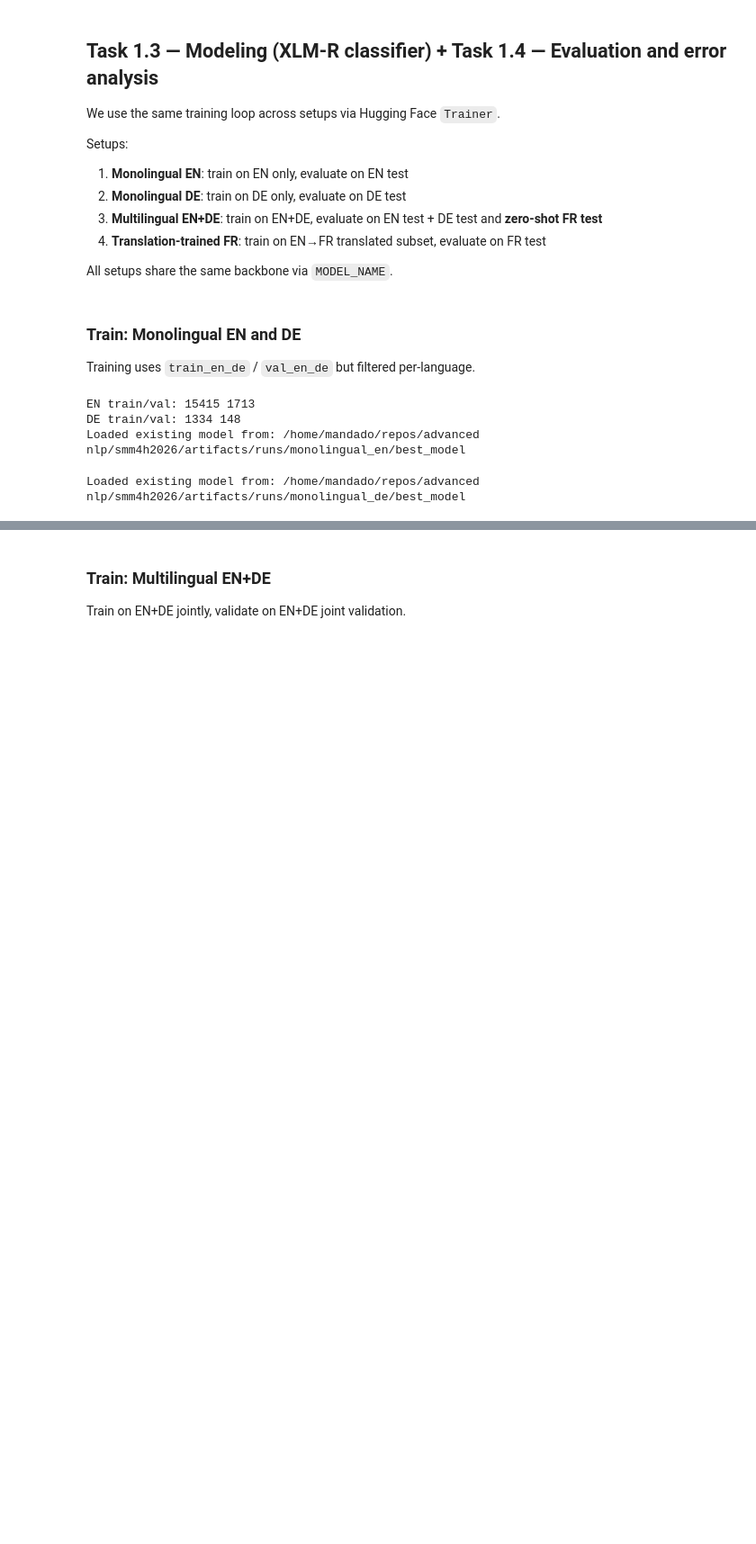
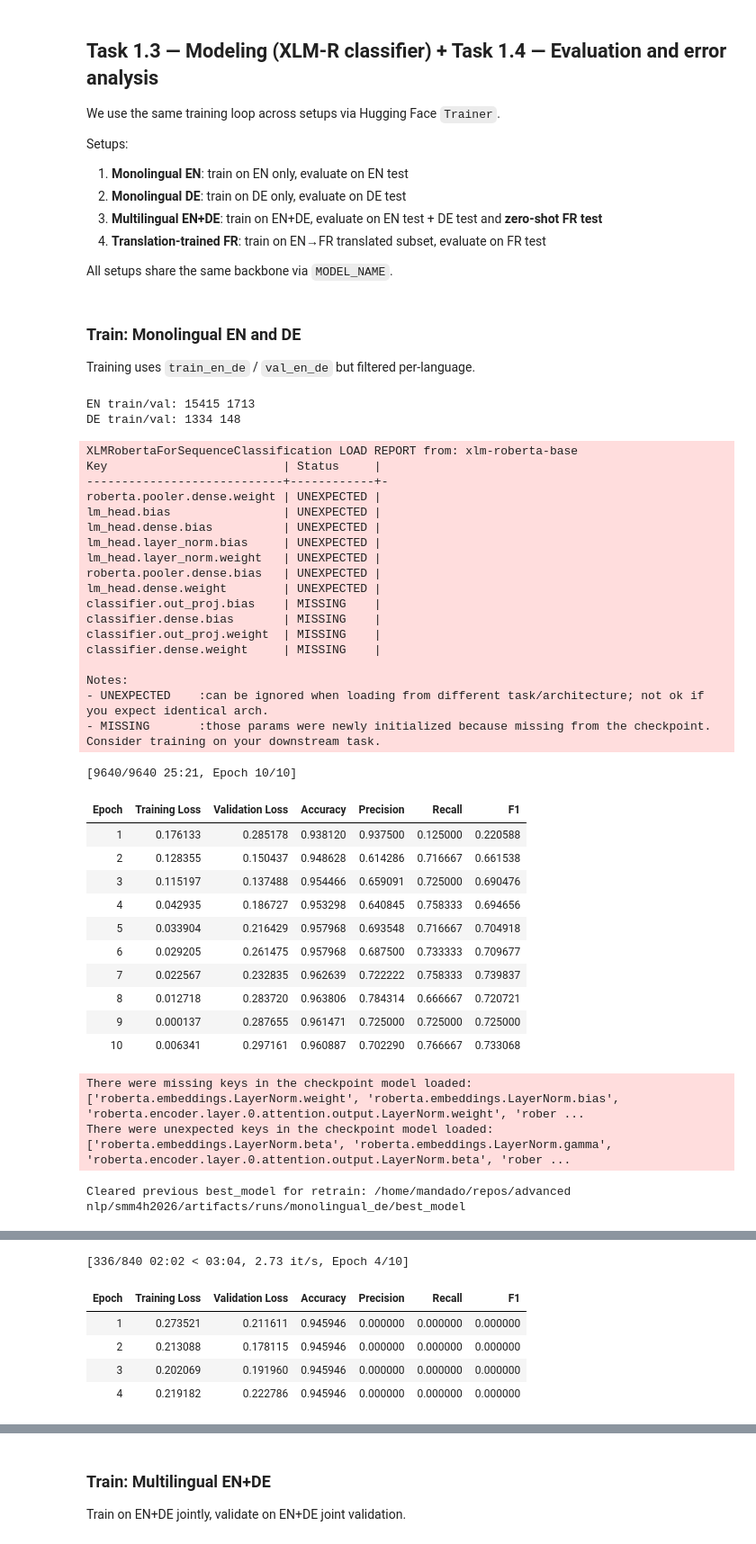
Before and after one commit to atomicsulfate/smm4h-26-task1, a Jupyter notebook: smm4h2026_task1_multilingual_ade.ipynb, the cells around one changed output, grey strips where cells are left out. Shown at 90% size. Cells and saved outputs as stored; diff of their text form; code cells hidden in the pictures; blank space fills up the shorter version.

Commit message:
Update notebook and report.

```diff
--- a/smm4h2026_task1_multilingual_ade.ipynb
+++ b/smm4h2026_task1_multilingual_ade.ipynb
@@ -914,26 +959,57 @@ Training uses `train_en_de` / `val_en_de` but filtered per-language.
 # %%
 def filter_lang(df: pd.DataFrame, lang: str) -> pd.DataFrame:
     return df[df["language"] == lang].copy().reset_index(drop=True)
 
 # Optionally shrink for debugging
 if DEBUG_SMALL:
     train_en = filter_lang(train_en_de, "en").sample(n=min(800, len(filter_lang(train_en_de, "en"))), random_state=SEED)
     val_en = filter_lang(val_en_de, "en").sample(n=min(200, len(filter_lang(val_en_de, "en"))), random_state=SEED)
     train_de = filter_lang(train_en_de, "de").sample(n=min(800, len(filter_lang(train_en_de, "de"))), random_state=SEED)
     val_de = filter_lang(val_en_de, "de").sample(n=min(200, len(filter_lang(val_en_de, "de"))), random_state=SEED)
 else:
     train_en = filter_lang(train_en_de, "en")
     val_en = filter_lang(val_en_de, "en")
     train_de = filter_lang(train_en_de, "de")
     val_de = filter_lang(val_en_de, "de")
 
 print("EN train/val:", len(train_en), len(val_en))
 print("DE train/val:", len(train_de), len(val_de))
 
-trainer_en, tok_en = train_model(train_en, val_en, run_name="monolingual_en")
+trainer_en, tok_en = train_model(train_en, val_en, run_name="monolingual_en", max_length=64)
 trainer_de, tok_de = train_model(train_de, val_de, run_name="monolingual_de")
 # %% [output]
 EN train/val: 15415 1713
 DE train/val: 1334 148
-Loaded existing model from: /home/mandado/repos/advanced nlp/smm4h2026/artifacts/runs/monolingual_en/best_model
-Loaded existing model from: /home/mandado/repos/advanced nlp/smm4h2026/artifacts/runs/monolingual_de/best_model
+XLMRobertaForSequenceClassification LOAD REPORT from: xlm-roberta-base
+Key                         | Status     |
+----------------------------+------------+-
+roberta.pooler.dense.weight | UNEXPECTED |
+lm_head.bias                | UNEXPECTED |
+lm_head.dense.bias          | UNEXPECTED |
+lm_head.layer_norm.bias     | UNEXPECTED |
+lm_head.layer_norm.weight   | UNEXPECTED |
+roberta.pooler.dense.bias   | UNEXPECTED |
+lm_head.dense.weight        | UNEXPECTED |
+classifier.out_proj.bias    | MISSING    |
+classifier.dense.bias       | MISSING    |
+classifier.out_proj.weight  | MISSING    |
+classifier.dense.weight     | MISSING    |
+
+Notes:
+- UNEXPECTED    :can be ignored when loading from different task/architecture; not ok if you expect identical arch.
+- MISSING       :those params were newly initialized because missing from the checkpoint. Consider training on your downstream task.
+[9640/9640 25:21, Epoch 10/10]
+| Epoch | Training Loss | Validation Loss | Accuracy | Precision | Recall | F1 |
+| 1 | 0.176133 | 0.285178 | 0.938120 | 0.937500 | 0.125000 | 0.220588 |
+| 2 | 0.128355 | 0.150437 | 0.948628 | 0.614286 | 0.716667 | 0.661538 |
+| 3 | 0.115197 | 0.137488 | 0.954466 | 0.659091 | 0.725000 | 0.690476 |
+| 4 | 0.042935 | 0.186727 | 0.953298 | 0.640845 | 0.758333 | 0.694656 |
+| 5 | 0.033904 | 0.216429 | 0.957968 | 0.693548 | 0.716667 | 0.704918 |
+| 6 | 0.029205 | 0.261475 | 0.957968 | 0.687500 | 0.733333 | 0.709677 |
+| 7 | 0.022567 | 0.232835 | 0.962639 | 0.722222 | 0.758333 | 0.739837 |
+| 8 | 0.012718 | 0.283720 | 0.963806 | 0.784314 | 0.666667 | 0.720721 |
+| 9 | 0.000137 | 0.287655 | 0.961471 | 0.725000 | 0.725000 | 0.725000 |
+| 10 | 0.006341 | 0.297161 | 0.960887 | 0.702290 | 0.766667 | 0.733068 |
+There were missing keys in the checkpoint model loaded: ['roberta.embeddings.LayerNorm.weight', 'roberta.embeddings.LayerNorm.bias', 'roberta.encoder.layer.0.attention.output.LayerNorm.weight', 'rober ...
+There were unexpected keys in the checkpoint model loaded: ['roberta.embeddings.LayerNorm.beta', 'roberta.embeddings.LayerNorm.gamma', 'roberta.encoder.layer.0.attention.output.LayerNorm.beta', 'rober ...
+Cleared previous best_model for retrain: /home/mandado/repos/advanced nlp/smm4h2026/artifacts/runs/monolingual_de/best_model
@@ -939,0 +1034,6 @@ Loaded existing model from: /home/mandado/repos/advanced nlp/smm4h2026/artifacts
+[336/840 02:02 < 03:04, 2.73 it/s, Epoch 4/10]
+| Epoch | Training Loss | Validation Loss | Accuracy | Precision | Recall | F1 |
+| 1 | 0.273521 | 0.211611 | 0.945946 | 0.000000 | 0.000000 | 0.000000 |
+| 2 | 0.213088 | 0.178115 | 0.945946 | 0.000000 | 0.000000 | 0.000000 |
+| 3 | 0.202069 | 0.191960 | 0.945946 | 0.000000 | 0.000000 | 0.000000 |
+| 4 | 0.219182 | 0.222786 | 0.945946 | 0.000000 | 0.000000 | 0.000000 |
```
Also changed, not shown: parts of 9 cells of this notebook, 1 other file.
